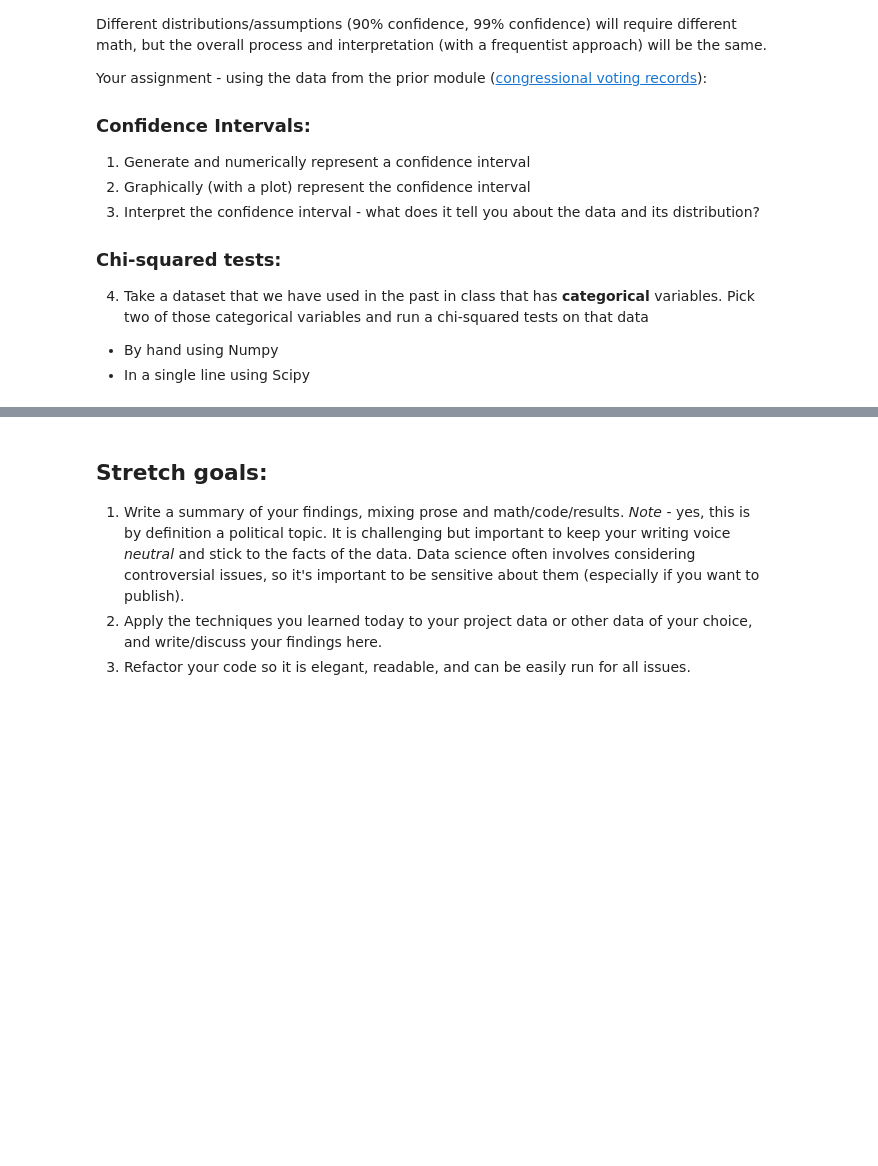
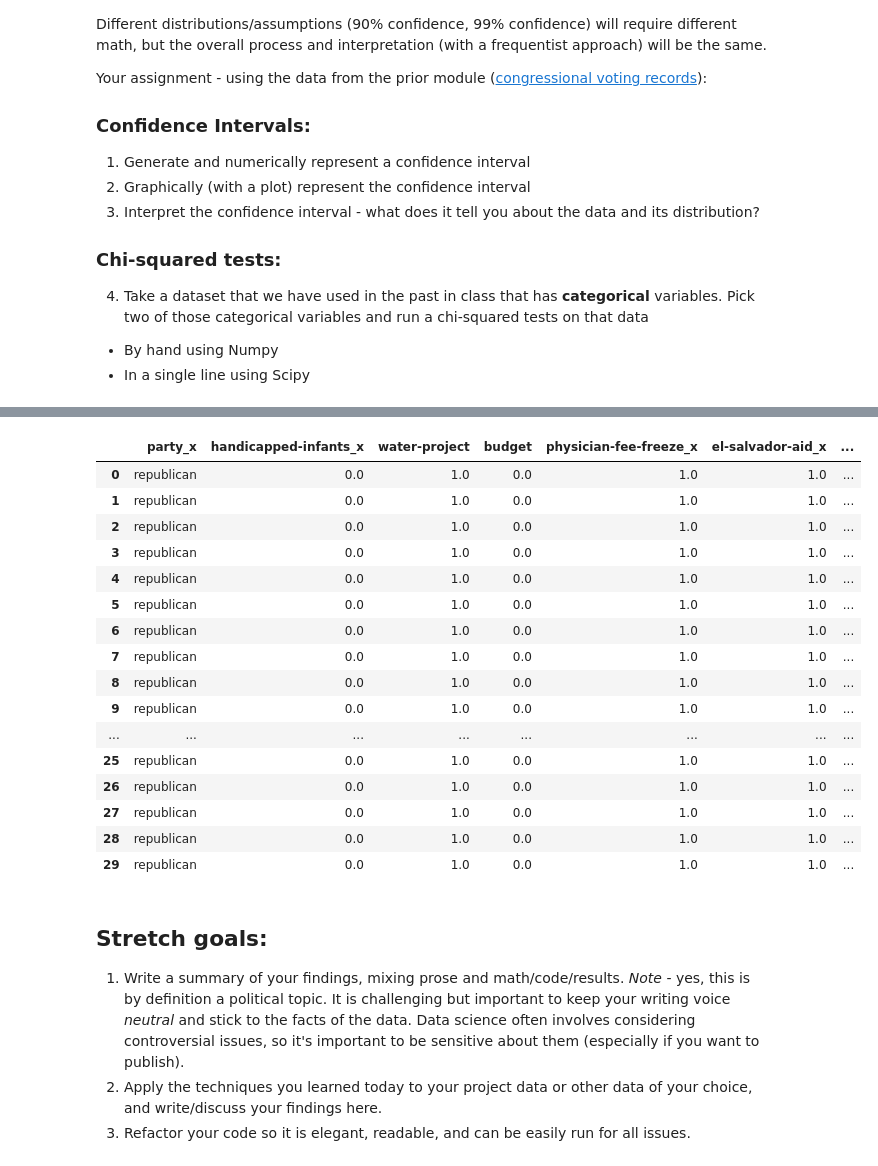
Before and after one commit to bloominstituteoftechnology/DS-Unit-1-Sprint-2-Statistics, a Jupyter notebook: module2/LS_DS_122_Sampling_Confidence_Intervals_and_Hypothesis_Testing_Assignment.ipynb, the cells around one changed output, grey strips where cells are left out. Drawn from its saved outputs; the diff is of its cells as text; code cells hidden in the pictures; blank space fills up the shorter version.

```diff
--- a/module2/LS_DS_122_Sampling_Confidence_Intervals_and_Hypothesis_Testing_Assignment.ipynb
+++ b/module2/LS_DS_122_Sampling_Confidence_Intervals_and_Hypothesis_Testing_Assignment.ipynb
@@ -29,3 +31,29 @@ Your assignment - using the data from the prior module ([congressional voting re
   - In a single line using Scipy
 # %%
 # TODO - your code!
+# %%
+import numpy as np
+import pandas as pd
+import matplotlib.pyplot as plt
+import seaborn as sns
+from scipy.stats import ttest_ind
+from scipy.stats import sem, t
+from scipy import mean
+import scipy.stats as stats
+from scipy.stats import chisquare
+from scipy.stats import chi2_contingency
+pd.options.display.max_rows = 999
+pd.options.display.max_columns = 999
+# %%
+df_columns = ['party','handicapped-infants','water-project',
+                          'budget','physician-fee-freeze', 'el-salvador-aid',
+                          'religious-groups','anti-satellite-ban',
+                          'aid-to-contras','mx-missile','immigration',
+                          'synfuels', 'education', 'right-to-sue','crime','duty-free',
+                          'south-africa']
+
+df = pd.read_csv("https://archive.ics.uci.edu/ml/machine-learning-databases/voting-records/house-votes-84.data",
+                 header=None, names=df_columns, na_values='?')
+
+df = df.replace({'y':1, 'n':0})
+df.head()
@@ -32,3 +138,26 @@ Your assignment - using the data from the prior module ([congressional voting re
+# %%
+#I actully dont remember why I wanted to see this so I kept this code cell in
+# just in case I need it for something else when referring back to my code in
+# future
+waterbudget.head(30)
+# %% [output]
+|  | party_x | handicapped-infants_x | water-project | budget | physician-fee-freeze_x | el-salvador-aid_x | ... |
+| 0 | republican | 0.0 | 1.0 | 0.0 | 1.0 | 1.0 | ... |
+| 1 | republican | 0.0 | 1.0 | 0.0 | 1.0 | 1.0 | ... |
+| 2 | republican | 0.0 | 1.0 | 0.0 | 1.0 | 1.0 | ... |
+| 3 | republican | 0.0 | 1.0 | 0.0 | 1.0 | 1.0 | ... |
+| 4 | republican | 0.0 | 1.0 | 0.0 | 1.0 | 1.0 | ... |
+| 5 | republican | 0.0 | 1.0 | 0.0 | 1.0 | 1.0 | ... |
+| 6 | republican | 0.0 | 1.0 | 0.0 | 1.0 | 1.0 | ... |
+| 7 | republican | 0.0 | 1.0 | 0.0 | 1.0 | 1.0 | ... |
+| 8 | republican | 0.0 | 1.0 | 0.0 | 1.0 | 1.0 | ... |
+| 9 | republican | 0.0 | 1.0 | 0.0 | 1.0 | 1.0 | ... |
+| ... | ... | ... | ... | ... | ... | ... | ... |
+| 25 | republican | 0.0 | 1.0 | 0.0 | 1.0 | 1.0 | ... |
+| 26 | republican | 0.0 | 1.0 | 0.0 | 1.0 | 1.0 | ... |
+| 27 | republican | 0.0 | 1.0 | 0.0 | 1.0 | 1.0 | ... |
+| 28 | republican | 0.0 | 1.0 | 0.0 | 1.0 | 1.0 | ... |
+| 29 | republican | 0.0 | 1.0 | 0.0 | 1.0 | 1.0 | ... |
 # %% [markdown]
 ## Stretch goals:
 
```
Also changed, not shown: parts of 11 cells of this notebook.
